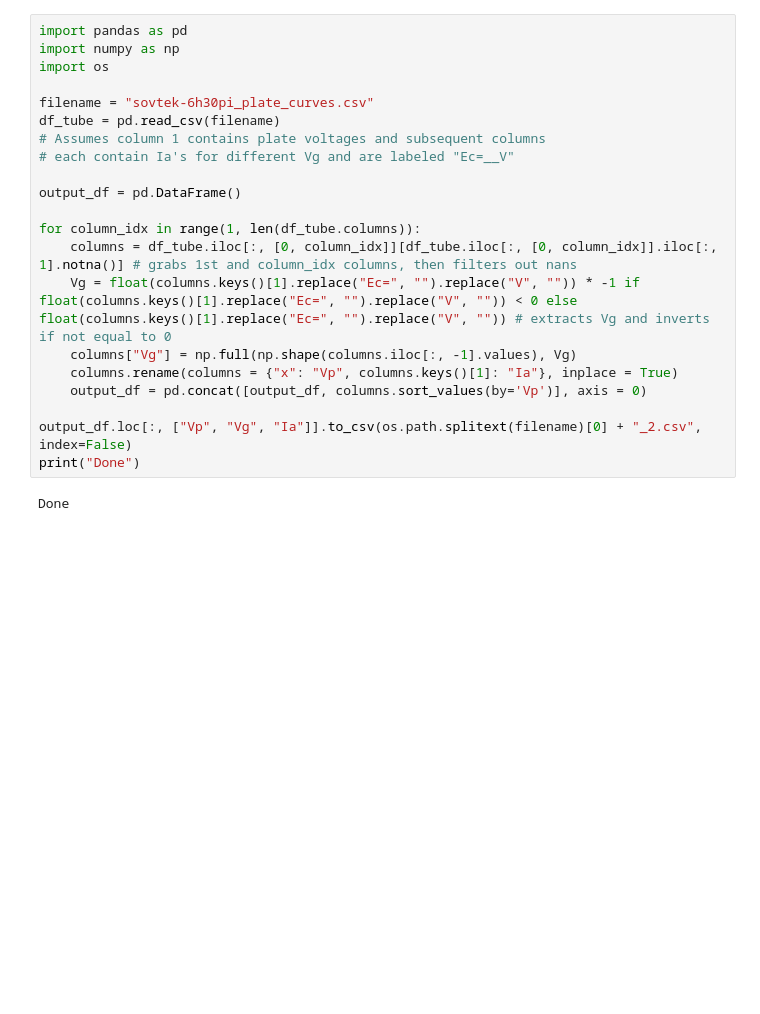
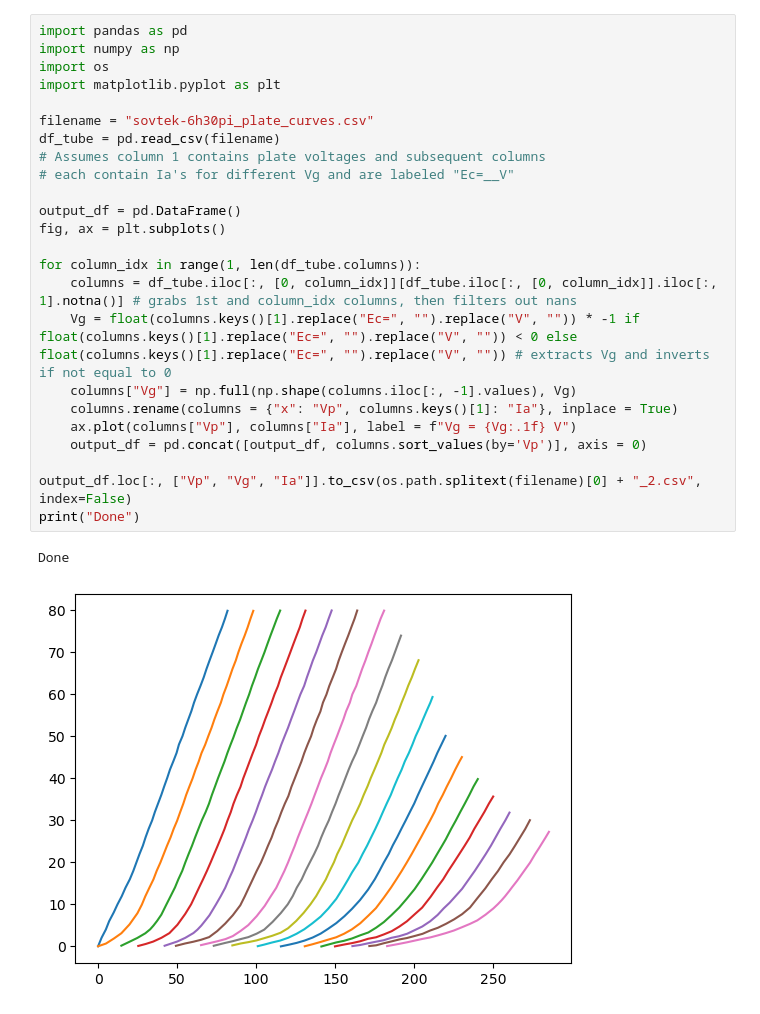
Before and after one commit to tiedyefreak22/Dual-Mono-Amp-Design, a Jupyter notebook: Plate_Curve_Converter.ipynb, the cells around one changed output. Saved outputs shown, nothing was run; the diff lists cells and outputs as text; blank space fills up the shorter version.

```diff
--- a/Plate_Curve_Converter.ipynb
+++ b/Plate_Curve_Converter.ipynb
@@ -1,23 +1,27 @@
 # %%
 import pandas as pd
 import numpy as np
 import os
+import matplotlib.pyplot as plt
 
 filename = "sovtek-6h30pi_plate_curves.csv"
 df_tube = pd.read_csv(filename)
 # Assumes column 1 contains plate voltages and subsequent columns
 # each contain Ia's for different Vg and are labeled "Ec=__V"
 
 output_df = pd.DataFrame()
+fig, ax = plt.subplots()
 
 for column_idx in range(1, len(df_tube.columns)):
     columns = df_tube.iloc[:, [0, column_idx]][df_tube.iloc[:, [0, column_idx]].iloc[:, 1].notna()] # grabs 1st and column_idx columns, then filters out nans
     Vg = float(columns.keys()[1].replace("Ec=", "").replace("V", "")) * -1 if float(columns.keys()[1].replace("Ec=", "").replace("V", "")) < 0 else float(columns.keys()[1].replace("Ec=", "").replace("V", "")) # extracts Vg and inverts if not equal to 0
     columns["Vg"] = np.full(np.shape(columns.iloc[:, -1].values), Vg)
     columns.rename(columns = {"x": "Vp", columns.keys()[1]: "Ia"}, inplace = True)
+    ax.plot(columns["Vp"], columns["Ia"], label = f"Vg = {Vg:.1f} V")
     output_df = pd.concat([output_df, columns.sort_values(by='Vp')], axis = 0)
 
 output_df.loc[:, ["Vp", "Vg", "Ia"]].to_csv(os.path.splitext(filename)[0] + "_2.csv", index=False)
 print("Done")
 # %% [output]
 Done
+[figure, added]
```
Also changed, not shown: 3 other files.
